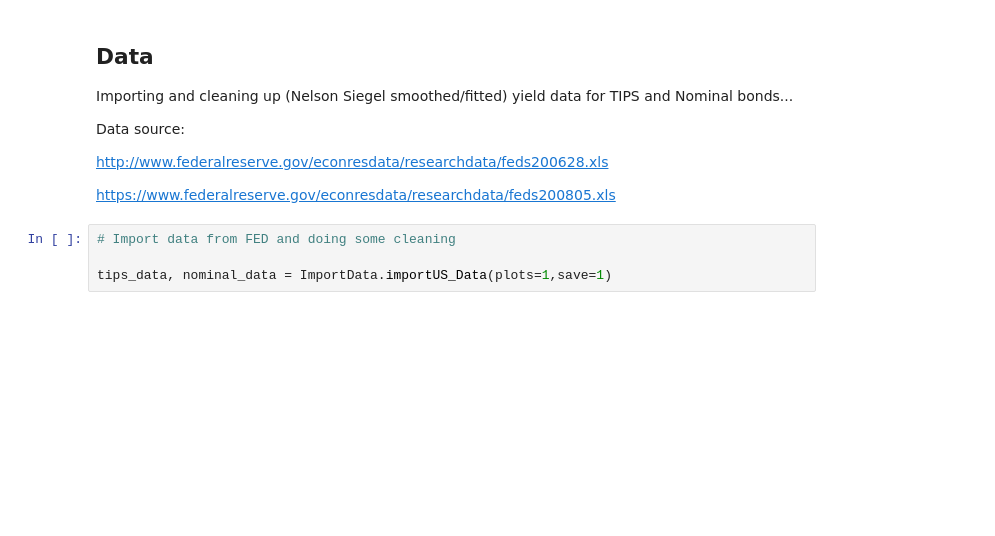
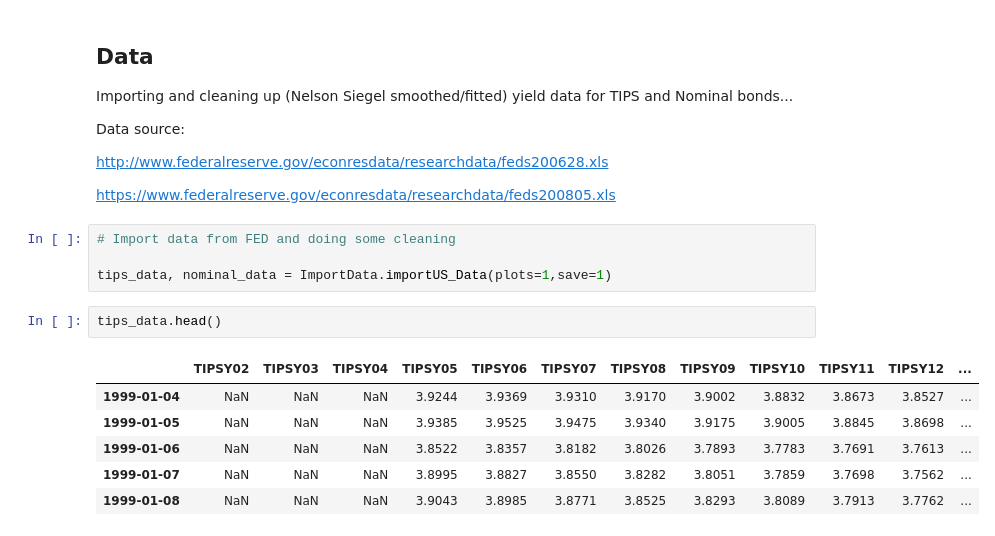
Before and after one commit to GinoAndTonic/ssylvain_public, a Jupyter notebook: research/haats/run_haats.ipynb, the cells around one changed output. Cells and saved outputs as stored; diff of their text form; blank space fills up the shorter version.

```diff
--- a/research/haats/run_haats.ipynb
+++ b/research/haats/run_haats.ipynb
@@ -43,3 +39,12 @@ https://www.federalreserve.gov/econresdata/researchdata/feds200805.xls
 # Import data from FED and doing some cleaning
 
 tips_data, nominal_data = ImportData.importUS_Data(plots=1,save=1)
+# %%
+tips_data.head()
+# %% [output]
+|  | TIPSY02 | TIPSY03 | TIPSY04 | TIPSY05 | TIPSY06 | TIPSY07 | TIPSY08 | TIPSY09 | TIPSY10 | TIPSY11 | TIPSY12 | ... |
+| 1999-01-04 | NaN | NaN | NaN | 3.9244 | 3.9369 | 3.9310 | 3.9170 | 3.9002 | 3.8832 | 3.8673 | 3.8527 | ... |
+| 1999-01-05 | NaN | NaN | NaN | 3.9385 | 3.9525 | 3.9475 | 3.9340 | 3.9175 | 3.9005 | 3.8845 | 3.8698 | ... |
+| 1999-01-06 | NaN | NaN | NaN | 3.8522 | 3.8357 | 3.8182 | 3.8026 | 3.7893 | 3.7783 | 3.7691 | 3.7613 | ... |
+| 1999-01-07 | NaN | NaN | NaN | 3.8995 | 3.8827 | 3.8550 | 3.8282 | 3.8051 | 3.7859 | 3.7698 | 3.7562 | ... |
+| 1999-01-08 | NaN | NaN | NaN | 3.9043 | 3.8985 | 3.8771 | 3.8525 | 3.8293 | 3.8089 | 3.7913 | 3.7762 | ... |
```
Also changed, not shown: parts of 14 cells of this notebook, 4 other files.
